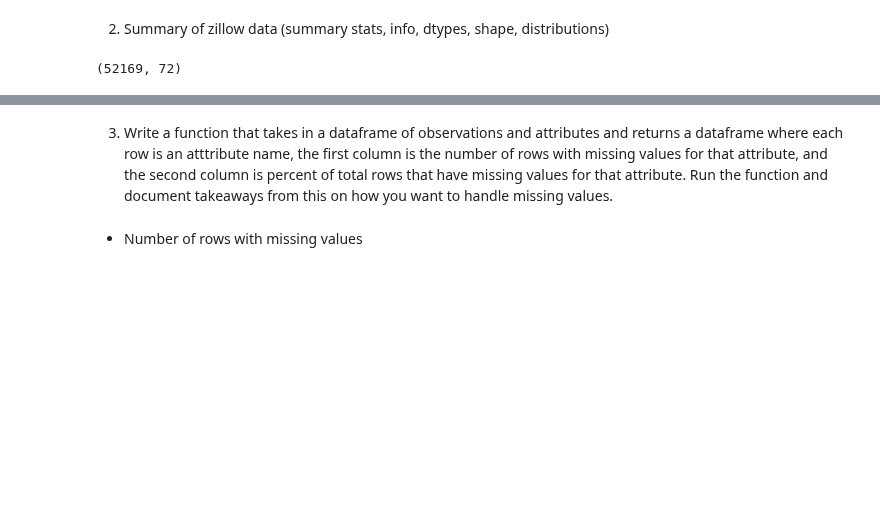
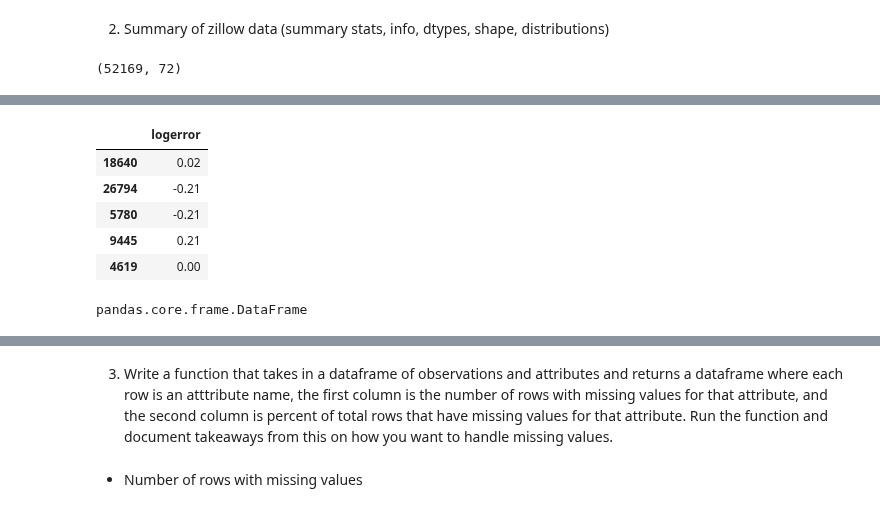
Before and after one commit to FJ-Zillow-Org/Zillow, a Jupyter notebook: jeffs_zillow.ipynb, the cells around one changed output, grey strips where cells are left out. Drawn from its saved outputs; the diff is of its cells as text; code cells hidden in the pictures; blank space fills up the shorter version.

```diff
--- a/jeffs_zillow.ipynb
+++ b/jeffs_zillow.ipynb
@@ -133,0 +266,9 @@ df.shape
+# %%
+y_train.head()
+# %% [output]
+|  | logerror |
+| 18640 | 0.02 |
+| 26794 | -0.21 |
+| 5780 | -0.21 |
+| 9445 | 0.21 |
+| 4619 | 0.00 |
@@ -133,0 +277,4 @@ df.shape
+# %%
+type(y_train)
+# %% [output]
+pandas.core.frame.DataFrame
```
Also changed, not shown: parts of 36 cells of this notebook.
